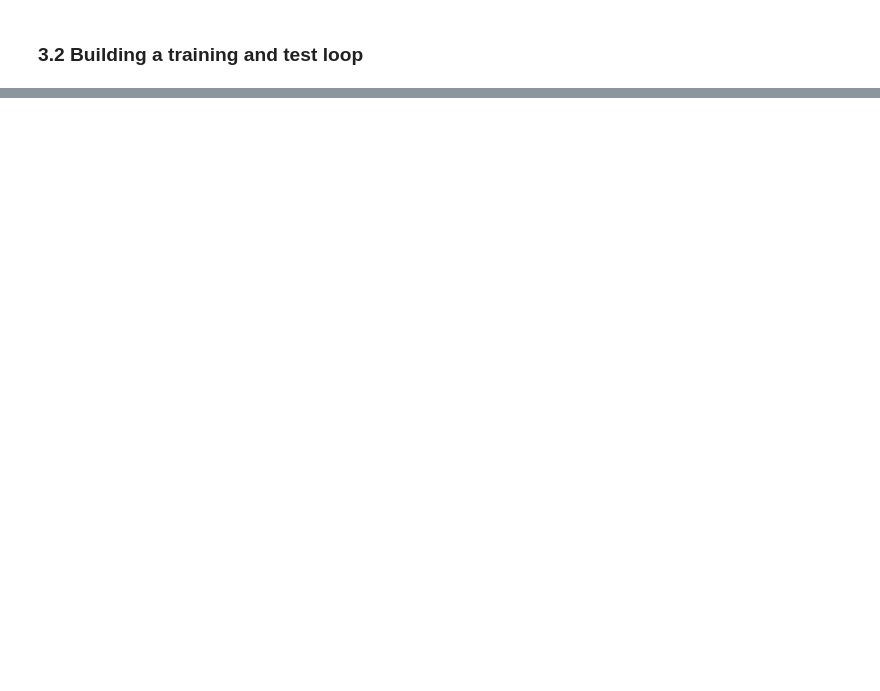
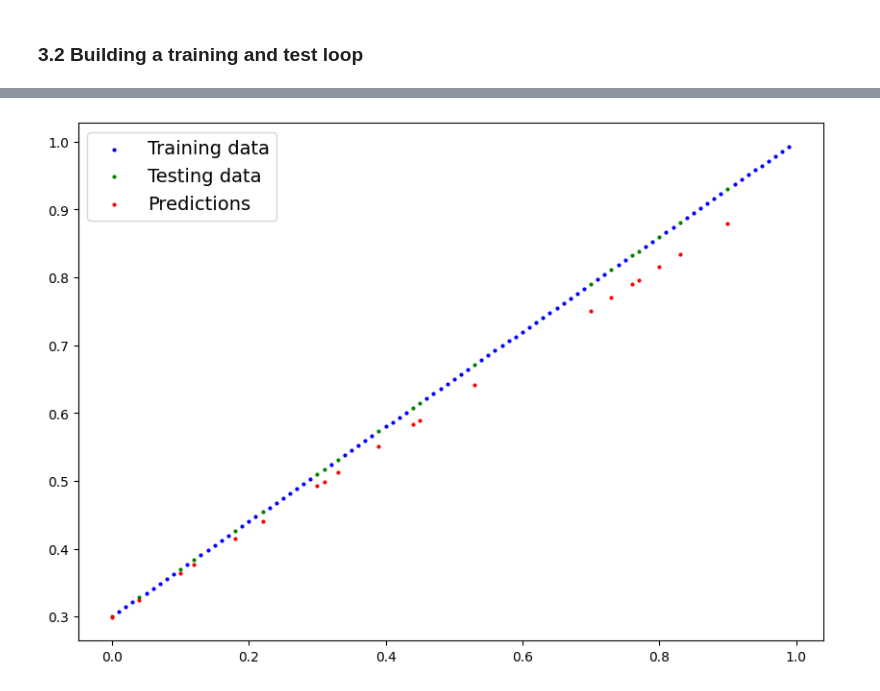
Before and after one commit to AeroEng16/machine-learning-with-python-logistic-regression-3211129, a Jupyter notebook: 02_nnclassification.ipynb, the cells around one changed output, grey strips where cells are left out. Drawn from its saved outputs; the diff is of its cells as text; code cells hidden in the pictures; blank space fills up the shorter version.

```diff
--- a/02_nnclassification.ipynb
+++ b/02_nnclassification.ipynb
@@ -357,0 +546,12 @@ Epoch: 990, Loss: 0.69298, Acc: 51.00, Test Loss: 0.69468, Test Acc: 46.00
+# %%
+class circleModelV2(nn.Module):
+  def __init__(self):
+    super().__init__()
+    self.layer_1 = nn.Linear(in_features = 1, out_features = 10)
+    self.layer_2 = nn.Linear(in_features = 10, out_features = 10)
+    self.layer_3 = nn.Linear(in_features = 10, out_features = 1)
+  def forward(self,x):
+    return self.layer_3(self.layer_2(self.layer_1(x)))  #this way of writing operations rather than line by line leverages speed ups where possible behind the scenes
+
+model_1_regression = circleModelV2().to(device)
+model_1_regression
@@ -357,0 +616,8 @@ Epoch: 990, Loss: 0.69298, Acc: 51.00, Test Loss: 0.69468, Test Acc: 46.00
+# %%
+plot_predictions(train_data =X_train_regression.cpu(),
+                 train_labels = Y_train_regression.cpu(),
+                 test_data = X_test_regression.cpu(),
+                 test_labels = Y_test_regression.cpu(),
+                 predictions = test_preds.cpu())
+# %% [output]
+[figure, added]
```
Also changed, not shown: parts of 51 cells of this notebook.
